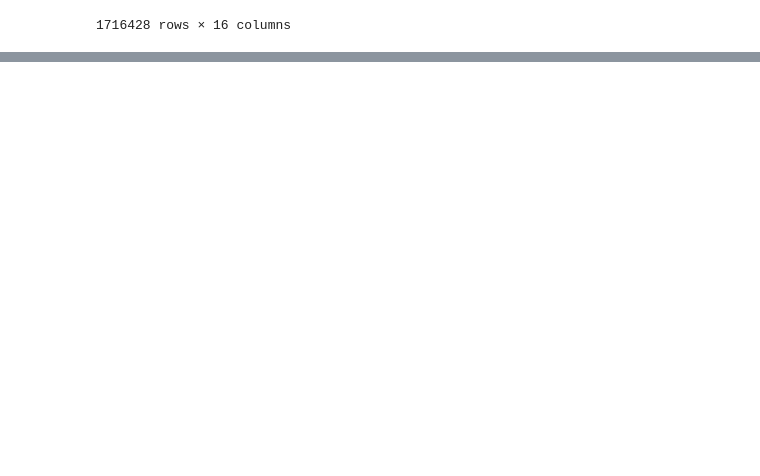
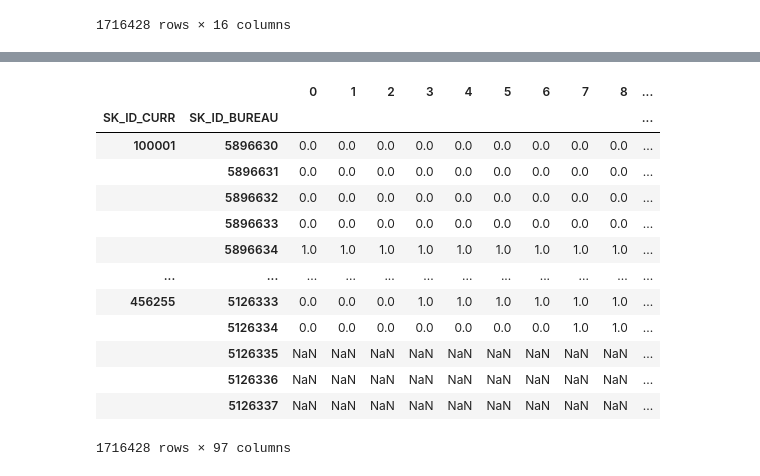
Before and after one commit to Franck-PepperLabs/pepper_credit_scoring_tool, a Jupyter notebook: notebooks/_lib/home_credit/persist.ipynb, the cells around one changed output, grey strips where cells are left out. Drawn from its saved outputs; the diff is of its cells as text; code cells hidden in the pictures; blank space fills up the shorter version.

```diff
--- a/notebooks/_lib/home_credit/persist.ipynb
+++ b/notebooks/_lib/home_credit/persist.ipynb
@@ -215,0 +434,5 @@ subdir: bureau
+# %%
+from home_credit.tables import Bureau
+
+extended_clean_bureau = Bureau.extended_clean(include_rle=True)
+display(extended_clean_bureau)
@@ -215,0 +454,23 @@ subdir: bureau
+# %%
+from pepper.rle import rle_expand_dataframe
+
+support = extended_clean_bureau.MONTH_support
+frame = extended_clean_bureau.ACTIVITY_frame
+
+exp_rle = rle_expand_dataframe(support, frame)
+display(exp_rle)
+# %% [output]
+|  |  | 0 | 1 | 2 | 3 | 4 | 5 | 6 | 7 | 8 | ... |
+| SK_ID_CURR | SK_ID_BUREAU |  |  |  |  |  |  |  |  |  | ... |
+| 100001 | 5896630 | 0.0 | 0.0 | 0.0 | 0.0 | 0.0 | 0.0 | 0.0 | 0.0 | 0.0 | ... |
+|  | 5896631 | 0.0 | 0.0 | 0.0 | 0.0 | 0.0 | 0.0 | 0.0 | 0.0 | 0.0 | ... |
+|  | 5896632 | 0.0 | 0.0 | 0.0 | 0.0 | 0.0 | 0.0 | 0.0 | 0.0 | 0.0 | ... |
+|  | 5896633 | 0.0 | 0.0 | 0.0 | 0.0 | 0.0 | 0.0 | 0.0 | 0.0 | 0.0 | ... |
+|  | 5896634 | 1.0 | 1.0 | 1.0 | 1.0 | 1.0 | 1.0 | 1.0 | 1.0 | 1.0 | ... |
+| ... | ... | ... | ... | ... | ... | ... | ... | ... | ... | ... | ... |
+| 456255 | 5126333 | 0.0 | 0.0 | 0.0 | 1.0 | 1.0 | 1.0 | 1.0 | 1.0 | 1.0 | ... |
+|  | 5126334 | 0.0 | 0.0 | 0.0 | 0.0 | 0.0 | 0.0 | 0.0 | 1.0 | 1.0 | ... |
+|  | 5126335 | NaN | NaN | NaN | NaN | NaN | NaN | NaN | NaN | NaN | ... |
+|  | 5126336 | NaN | NaN | NaN | NaN | NaN | NaN | NaN | NaN | NaN | ... |
+|  | 5126337 | NaN | NaN | NaN | NaN | NaN | NaN | NaN | NaN | NaN | ... |
+1716428 rows × 97 columns
```
Also changed, not shown: parts of 20 cells of this notebook, 3 other files.
